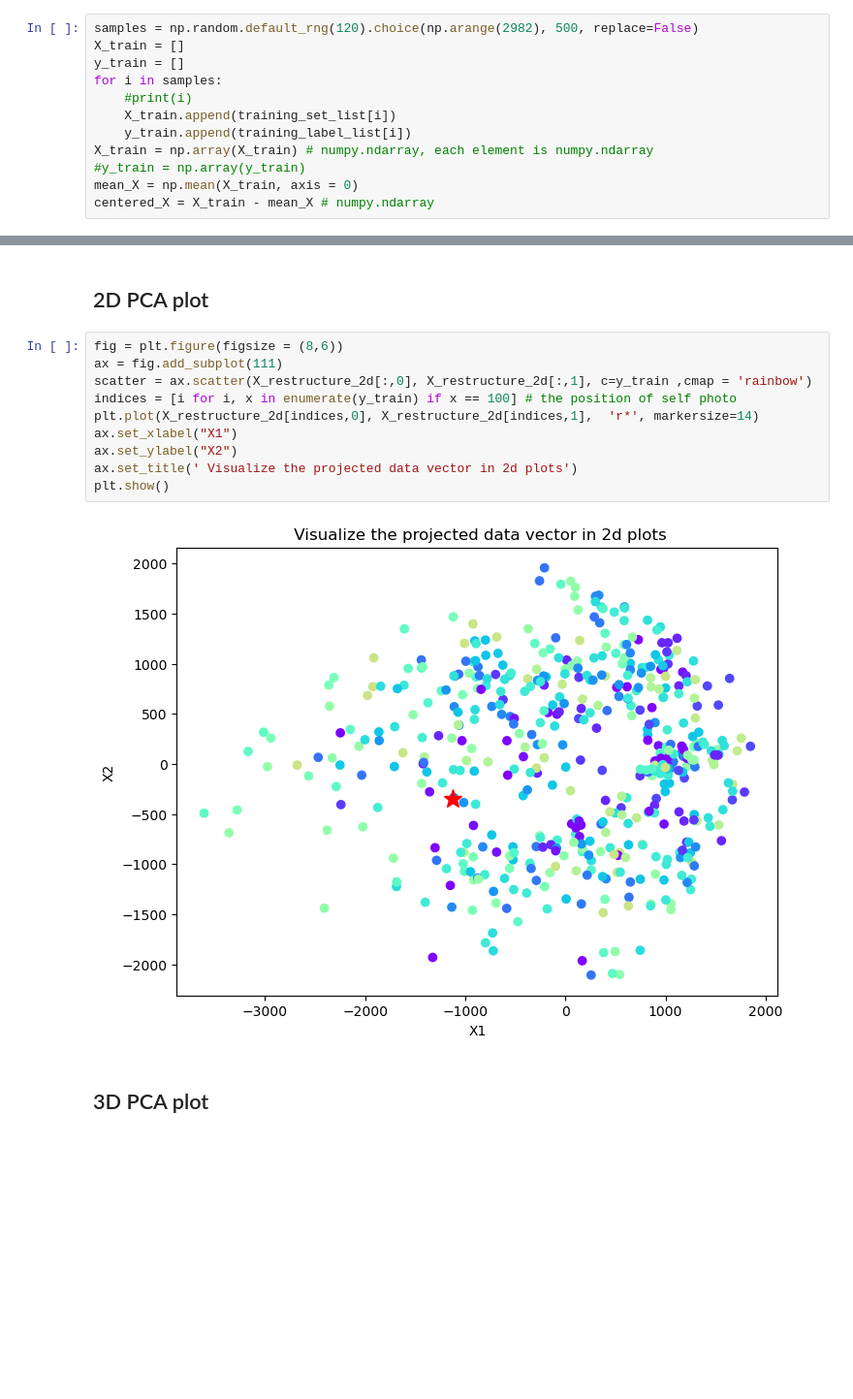
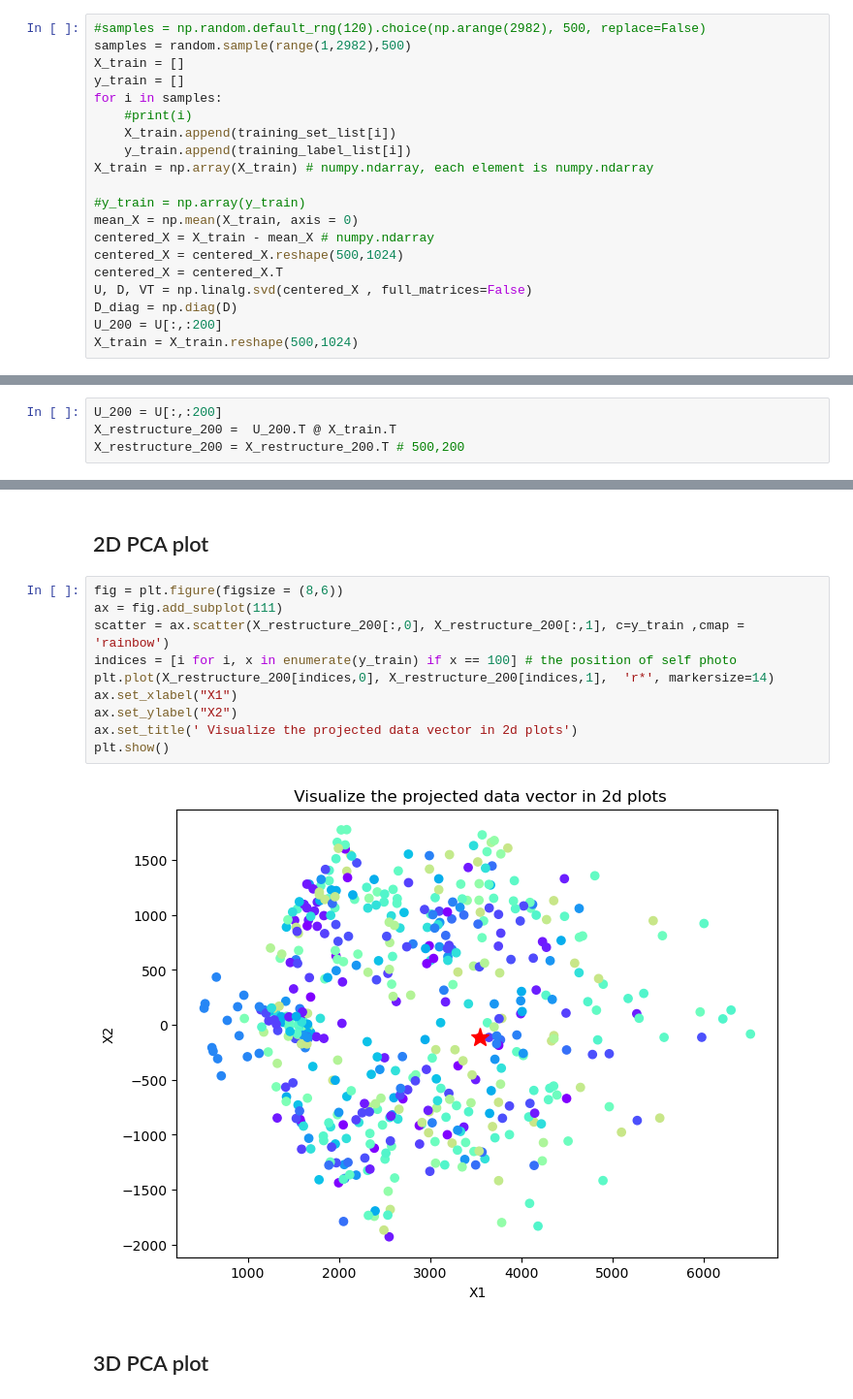
Before and after one commit to Ivy421/EE5907, a Jupyter notebook: CA2_PCA.ipynb, the cells around one changed output, grey strips where cells are left out. Shown at 97% size. Cells and saved outputs as stored; diff of their text form; blank space fills up the shorter version.

```diff
--- a/CA2_PCA.ipynb
+++ b/CA2_PCA.ipynb
@@ -130,7 +88,8 @@ for single_self_img in self_img_list[7:]:
 # %% [markdown]
 1. select 500 img randomly from training set
 # %%
-samples = np.random.default_rng(120).choice(np.arange(2982), 500, replace=False)
+#samples = np.random.default_rng(120).choice(np.arange(2982), 500, replace=False)
+samples = random.sample(range(1,2982),500)
 X_train = []
 y_train = []
 for i in samples:
@@ -138,7 +97,14 @@ for i in samples:
     X_train.append(training_set_list[i])
     y_train.append(training_label_list[i])
 X_train = np.array(X_train) # numpy.ndarray, each element is numpy.ndarray
+
 #y_train = np.array(y_train)
 mean_X = np.mean(X_train, axis = 0)
 centered_X = X_train - mean_X # numpy.ndarray
+centered_X = centered_X.reshape(500,1024)
+centered_X = centered_X.T
+U, D, VT = np.linalg.svd(centered_X , full_matrices=False)
+D_diag = np.diag(D)
+U_200 = U[:,:200]
+X_train = X_train.reshape(500,1024)
 # %%
@@ -173 +118,5 @@ X_restructure_3d = X_restructure_3d.T
+# %%
+U_200 = U[:,:200]
+X_restructure_200 =  U_200.T @ X_train.T
+X_restructure_200 = X_restructure_200.T # 500,200
 # %%
@@ -179,15 +128,15 @@ X_restructure_2d.shape
 # %%
 fig = plt.figure(figsize = (8,6))
 ax = fig.add_subplot(111)
-scatter = ax.scatter(X_restructure_2d[:,0], X_restructure_2d[:,1], c=y_train ,cmap = 'rainbow')
+scatter = ax.scatter(X_restructure_200[:,0], X_restructure_200[:,1], c=y_train ,cmap = 'rainbow')
 indices = [i for i, x in enumerate(y_train) if x == 100] # the position of self photo
-plt.plot(X_restructure_2d[indices,0], X_restructure_2d[indices,1],  'r*', markersize=14)
+plt.plot(X_restructure_200[indices,0], X_restructure_200[indices,1],  'r*', markersize=14)
 ax.set_xlabel("X1")
 ax.set_ylabel("X2")
 ax.set_title(' Visualize the projected data vector in 2d plots')
 plt.show()
 # %% [output]
-[figure, old version]
+[figure, new version]
 # %% [markdown]
 ## 3D PCA plot
 # %%
```
Also changed, not shown: parts of 22 cells of this notebook, 1 other file.
